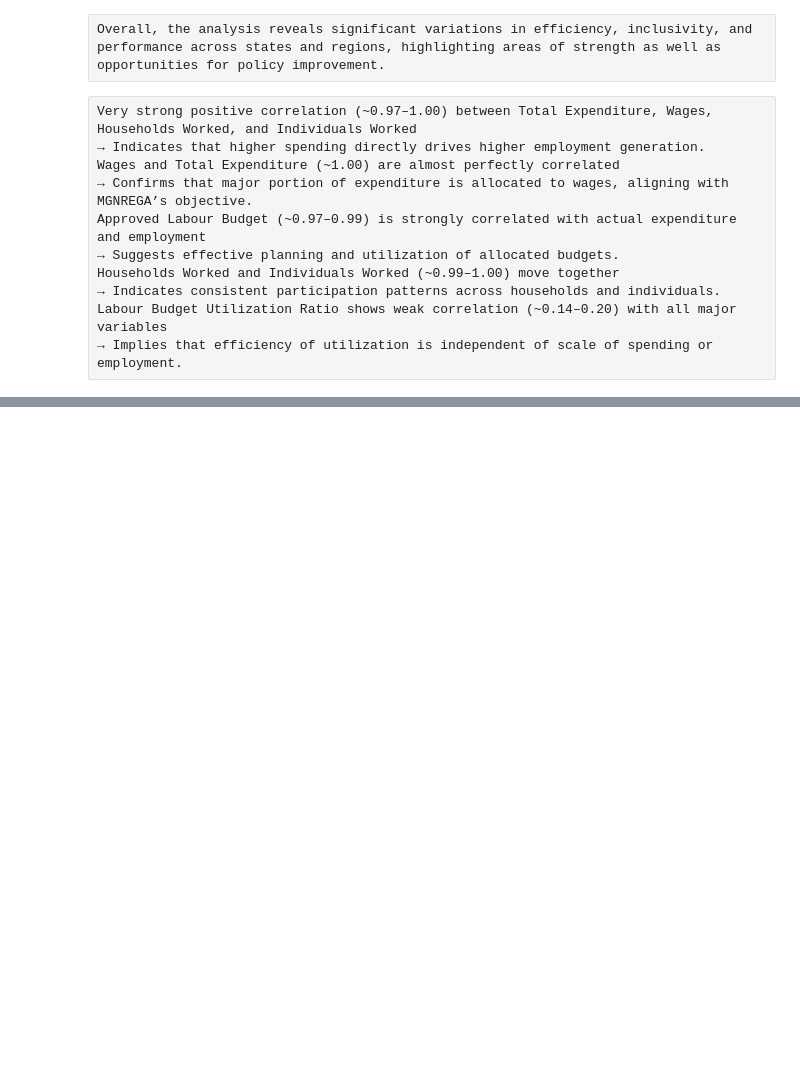
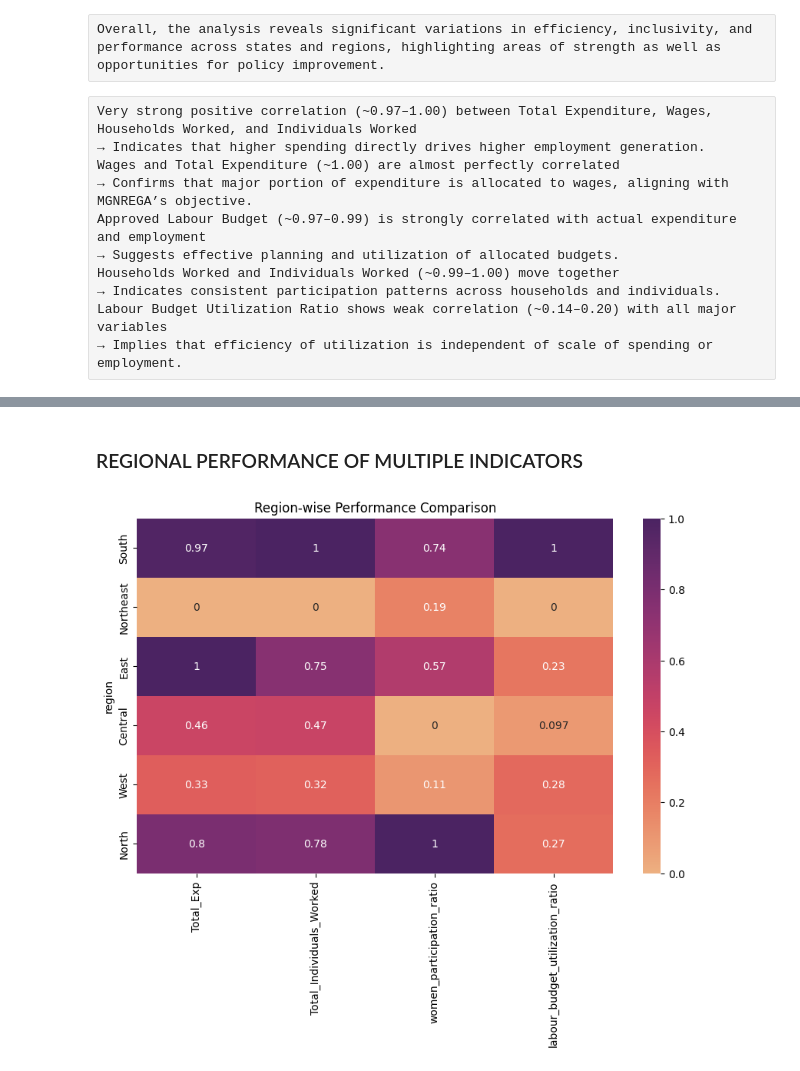
Before and after one commit to Shubhangidixit01/MGNREGA-Data-Analysis, a Jupyter notebook: notebooks/MGNREGA_Analysis.ipynb, the cells around one changed output, grey strips where cells are left out. Saved outputs shown, nothing was run; the diff lists cells and outputs as text; code cells hidden in the pictures; blank space fills up the shorter version.

```diff
--- a/notebooks/MGNREGA_Analysis.ipynb
+++ b/notebooks/MGNREGA_Analysis.ipynb
@@ -1422,0 +1353,22 @@ The scatter plot reveals no strong relationship between total expenditure and la
+# %% [markdown]
+### REGIONAL PERFORMANCE OF MULTIPLE INDICATORS
+# %%
+cols = [
+    'Total_Exp',
+    'Total_Individuals_Worked',
+    'women_participation_ratio',
+    'labour_budget_utilization_ratio'
+]
+
+data = df_region_year.groupby('region',observed=True)[cols].mean()
+
+# Normalize
+data = (data - data.min()) / (data.max() - data.min())
+
+plt.figure(figsize=(10,6))
+sns.heatmap(data, annot=True, cmap='flare')
+
+plt.title("Region-wise Performance Comparison")
+plt.show()
+# %% [output]
+[figure, added]
```
Also changed, not shown: parts of 34 cells of this notebook.
